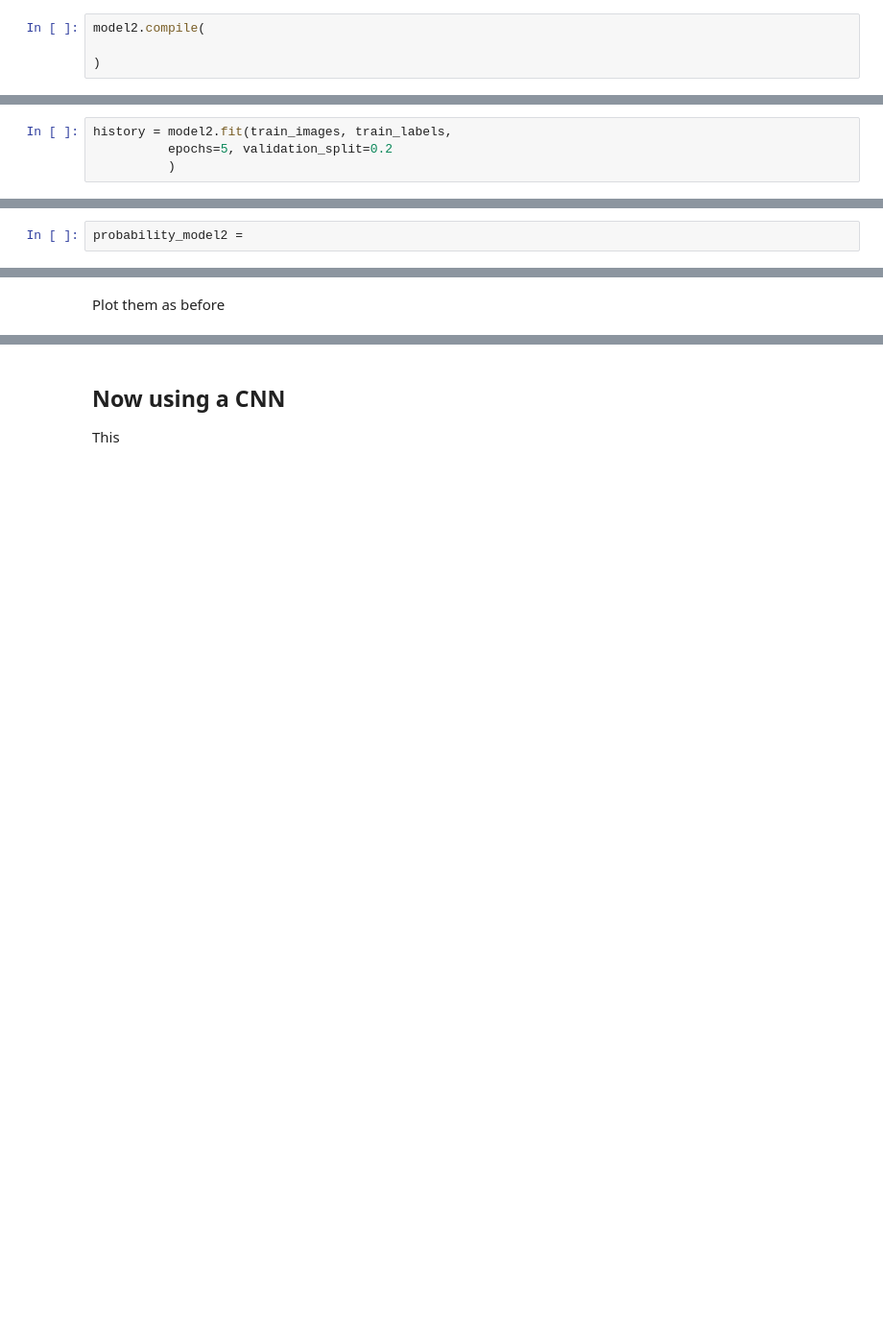
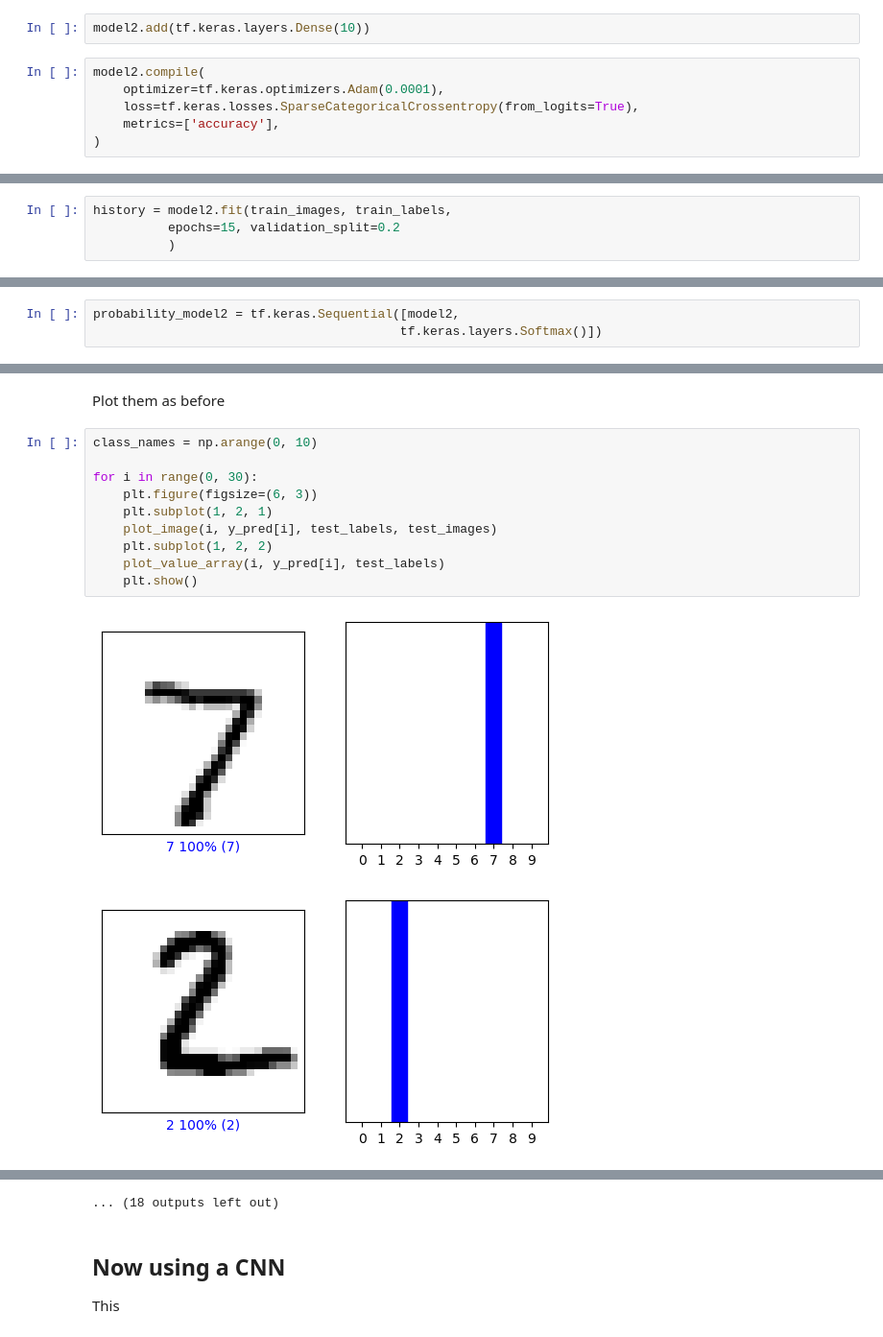
Before and after one commit to MatthewMcCarthy1/machine-learning-labs, a Jupyter notebook: lab_9/classification_digits_tensorFlow.ipynb, the cells around one changed output, grey strips where cells are left out. Shown at 96% size. Saved outputs shown, nothing was run; the diff lists cells and outputs as text; blank space fills up the shorter version.

```diff
--- a/lab_9/classification_digits_tensorFlow.ipynb
+++ b/lab_9/classification_digits_tensorFlow.ipynb
@@ -515,6 +515,10 @@ model2.add(tf.keras.layers.Flatten())
+# %%
+model2.add(tf.keras.layers.Dense(10))
 # %%
 model2.compile(
-
+    optimizer=tf.keras.optimizers.Adam(0.0001),
+    loss=tf.keras.losses.SparseCategoricalCrossentropy(from_logits=True),
+    metrics=['accuracy'],
 )
 # %%
 model2.summary() # I have not told it the input shape!
@@ -526,5 +548,5 @@ The previous example knew the input shape as we specified it in Flatten. But thi
 Now fit it, just do 5 epochs, this one will take longer than previous one
 # %%
 history = model2.fit(train_images, train_labels,
-          epochs=5, validation_split=0.2
+          epochs=15, validation_split=0.2
           )
@@ -543,6 +605,7 @@ Should be quite a high accuracy, over 97%
 # %% [markdown]
 Add the Softmax now
 # %%
-probability_model2 =
+probability_model2 = tf.keras.Sequential([model2,
+                                         tf.keras.layers.Softmax()])
 # %%
 y_pred = probability_model2.predict(test_images)
@@ -555,2 +628,15 @@ test_labels[0]
 # %% [markdown]
 Plot them as before
+# %%
+class_names = np.arange(0, 10)
+
+for i in range(0, 30):
+    plt.figure(figsize=(6, 3))
+    plt.subplot(1, 2, 1)
+    plot_image(i, y_pred[i], test_labels, test_images)
+    plt.subplot(1, 2, 2)
+    plot_value_array(i, y_pred[i], test_labels)
+    plt.show()
+# %% [output]
+[figure, added]
+[figure, added]
@@ -557,3 +653,4 @@ Plot them as before
+... (18 outputs left out)
 # %% [markdown]
 ## Now using a CNN
 
```
Also changed, not shown: parts of 42 cells of this notebook, 1 other file.
